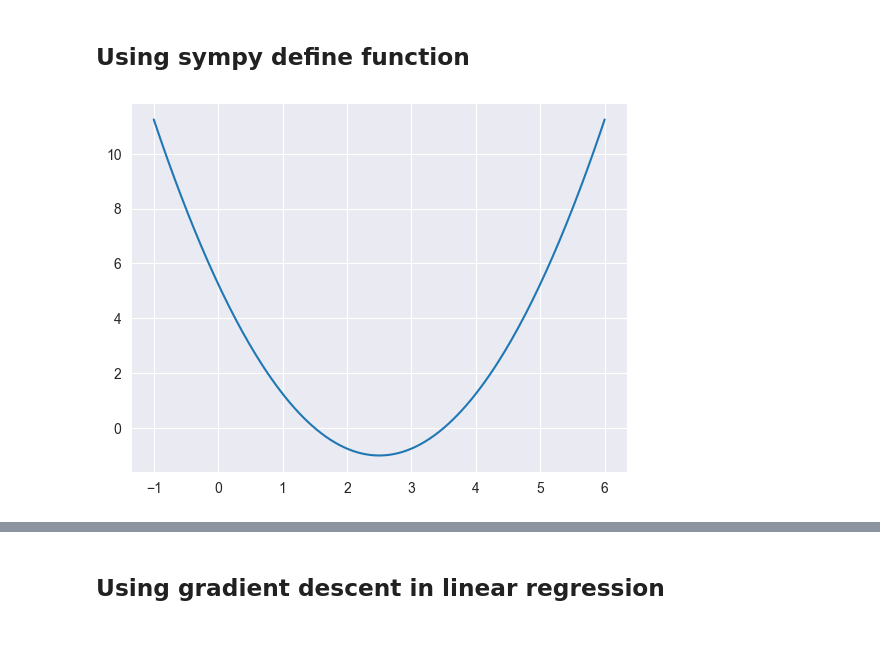
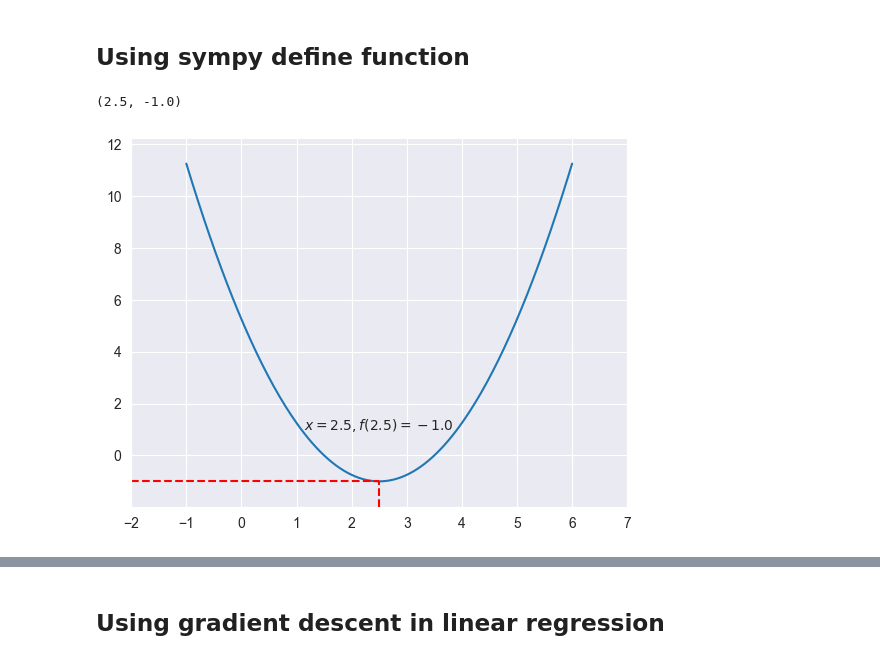
Before and after one commit to Man-Yacan/Study-for-Machine-Learning, a Jupyter notebook: 03-GradientDescent.ipynb, the cells around one changed output, grey strips where cells are left out. Cells and saved outputs as stored; diff of their text form; code cells hidden in the pictures.

```diff
--- a/03-GradientDescent.ipynb
+++ b/03-GradientDescent.ipynb
@@ -67,10 +66,23 @@ f_x_1_diff_fcn = lambdify(x, f_x_1_diff)
 
 x_arr = np.linspace(-1, 6, 200)
 y_arr = f_x_fcn(x_arr)
-# %%
-# Plot image and data visualization
-plt.plot(x_arr, y_arr)
-plt.show()
-# %% [output]
-[figure, removed]
+# %%
+lowest_point_x = 2.5
+lowest_point_y = f_x_fcn(lowest_point_x)
+(lowest_point_x, lowest_point_y)
+# %% [output]
+(2.5, -1.0)
+# %%
+# Plot image and data visualization
+plot_x_min, plot_x_max, plot_y_min, plot_y_max = x_arr.min() - 1, x_arr.max() + 1, y_arr.min() - 1, y_arr.max() + 1
+plt.plot(x_arr, y_arr)
+plt.hlines(lowest_point_y, plot_x_min, lowest_point_x, 'r', '--')
+plt.vlines(lowest_point_x, plot_y_min, lowest_point_y, 'r', '--')
+plt.xlim(plot_x_min, plot_x_max)
+plt.ylim(plot_y_min, plot_y_max)
+plt.text(lowest_point_x, lowest_point_y + 2, f'$x={lowest_point_x},f({lowest_point_x})={lowest_point_y}$',
+         horizontalalignment='center')
+plt.show()
+# %% [output]
+[figure, added]
 # %%
```
Also changed, not shown: parts of 51 cells of this notebook, 1 other file.
